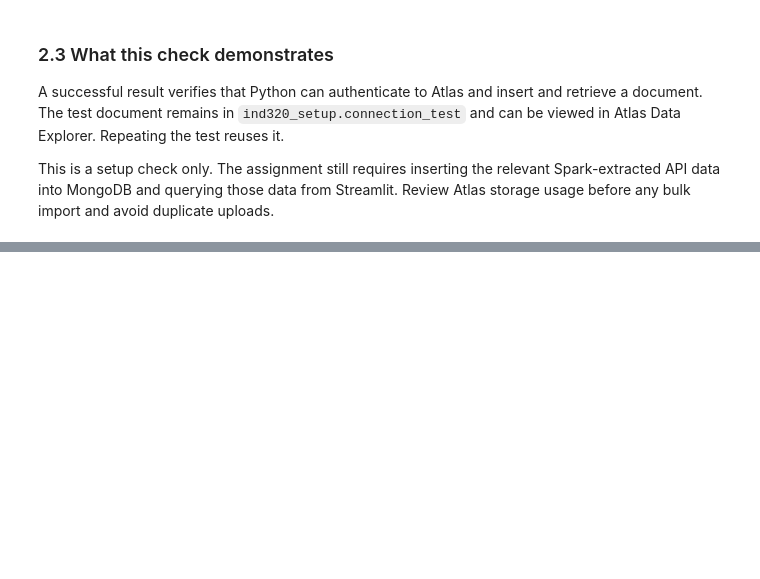
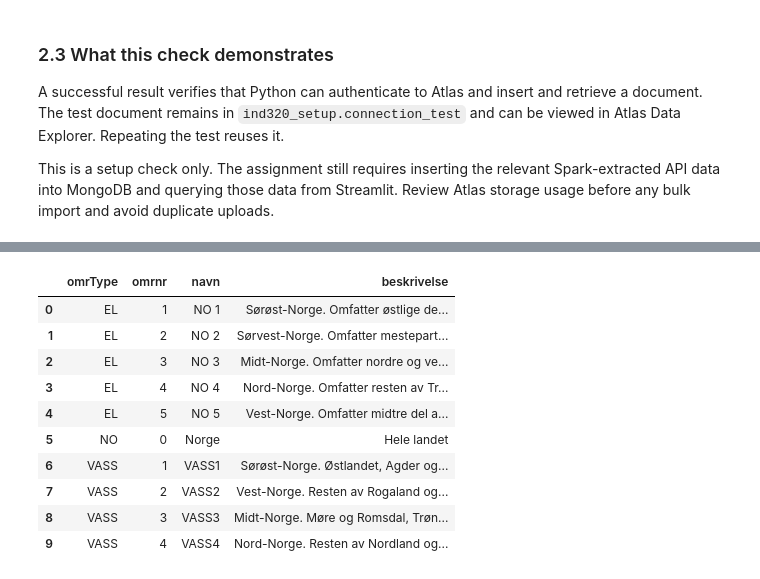
Before and after one commit to G0KU-DOTCOM/Streamlit_dashboard, a Jupyter notebook: notebooks/prosjekt_part2.ipynb, the cells around one changed output, grey strips where cells are left out. Drawn from its saved outputs; the diff is of its cells as text; code cells hidden in the pictures; blank space fills up the shorter version.

```diff
--- a/notebooks/prosjekt_part2.ipynb
+++ b/notebooks/prosjekt_part2.ipynb
@@ -289,0 +323,25 @@ This is a setup check only. The assignment still requires inserting the relevant
+# %%
+# HentOmråder returns a list whose objects contain land/elspot/vassdrag lists.
+area_records = []
+for grouped_areas in nve_areas_json:
+    for group in ("land", "elspot", "vassdrag"):
+        area_records.extend(grouped_areas.get(group) or [])
+
+nve_areas = pd.DataFrame(area_records)
+area_key = ["omrType", "omrnr"]
+assert not nve_areas.duplicated(area_key).any(), "Duplicate NVE area keys."
+nve_areas = nve_areas.sort_values(area_key).reset_index(drop=True)
+with pd.option_context("display.max_colwidth", None):
+    display(nve_areas[["omrType", "omrnr", "navn", "beskrivelse"]])
+# %% [output]
+|  | omrType | omrnr | navn | beskrivelse |
+| 0 | EL | 1 | NO 1 | Sørøst-Norge. Omfatter østlige de... |
+| 1 | EL | 2 | NO 2 | Sørvest-Norge. Omfatter mestepart... |
+| 2 | EL | 3 | NO 3 | Midt-Norge. Omfatter nordre og ve... |
+| 3 | EL | 4 | NO 4 | Nord-Norge. Omfatter resten av Tr... |
+| 4 | EL | 5 | NO 5 | Vest-Norge. Omfatter midtre del a... |
+| 5 | NO | 0 | Norge | Hele landet |
+| 6 | VASS | 1 | VASS1 | Sørøst-Norge. Østlandet, Agder og... |
+| 7 | VASS | 2 | VASS2 | Vest-Norge. Resten av Rogaland og... |
+| 8 | VASS | 3 | VASS3 | Midt-Norge. Møre og Romsdal, Trøn... |
+| 9 | VASS | 4 | VASS4 | Nord-Norge. Resten av Nordland og... |
```
Also changed, not shown: parts of 14 cells of this notebook, 1 other file.
